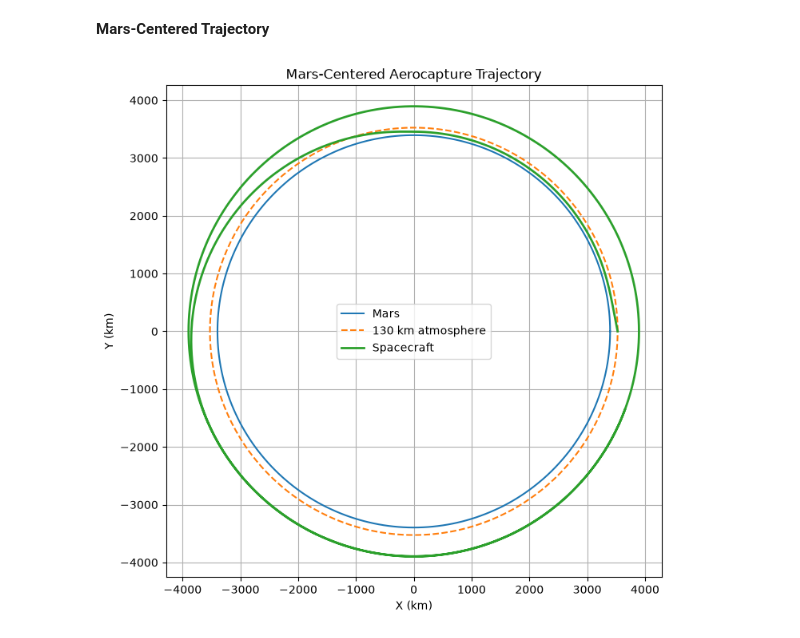
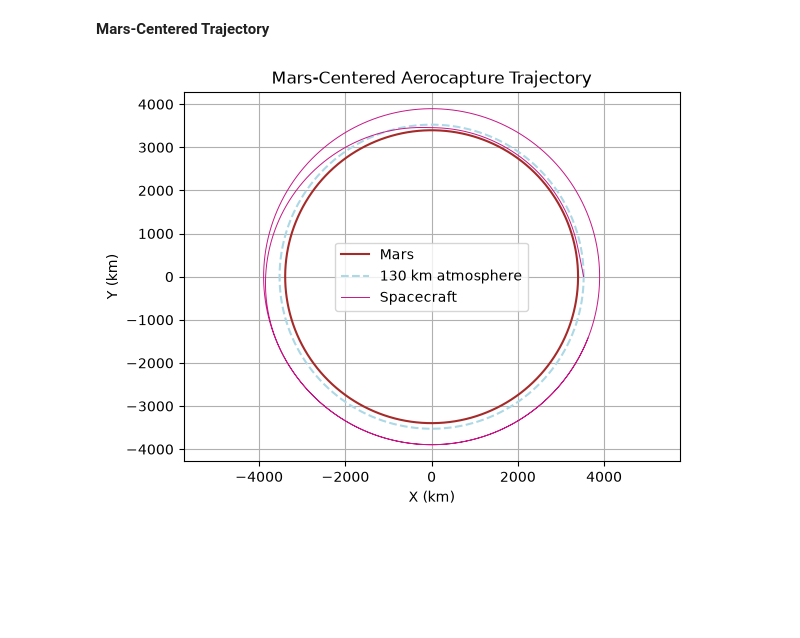
Before and after one commit to sophietkos/Mars-Aerocapture, a Jupyter notebook: Aerocapture_Trajectory/Aerocapture_Trajectory_Model.ipynb, the cells around one changed output. Saved outputs shown, nothing was run; the diff lists cells and outputs as text; code cells hidden in the pictures; blank space fills up the shorter version.

```diff
--- a/Aerocapture_Trajectory/Aerocapture_Trajectory_Model.ipynb
+++ b/Aerocapture_Trajectory/Aerocapture_Trajectory_Model.ipynb
@@ -24,7 +24,7 @@ mars_radius = 3396000.0                # m
 # %%
 initial_velocity = 16000.0             # m/s
 initial_altitude = 130000.0            # m
-initial_gamma = np.radians(-10.4)      # rad
+initial_gamma = np.radians(-11)      # rad
 initial_downrange = 0.0                # m
 initial_theta = 0.0                    # rad
 
@@ -1684,34 +1690,34 @@ atm_x = (
     atmosphere_radius
     *
     np.cos(mars_angle)
 
 )
 
 atm_y = (
 
     atmosphere_radius
     *
     np.sin(mars_angle)
 
 )
 
 
-plt.plot(mars_x/1000, mars_y/1000, label="Mars", color="brown")
+plt.plot(mars_x/1000, mars_y/1000, label="Mars", linewidth=1.5, color="brown")
 
-plt.plot(atm_x/1000, atm_y/1000, linestyle="--", label="130 km atmosphere", color="lightgray")
+plt.plot(atm_x/1000, atm_y/1000, linestyle="--", label="130 km atmosphere", color="lightblue")
 
-plt.plot(x_total/1000, y_total/1000, linewidth=2,label="Spacecraft", color="mediumvioletred")
+plt.plot(x_total/1000, y_total/1000, linewidth=0.7,label="Spacecraft", color="mediumvioletred")
 
 
 
 plt.axis("equal")
 plt.xlabel("X (km)")
 plt.ylabel("Y (km)")
 plt.title("Mars-Centered Aerocapture Trajectory")
 
 
 plt.grid()
 plt.legend()
 plt.show()
 # %% [output]
-[figure, old version]
+[figure, new version]
```
Also changed, not shown: parts of 14 cells of this notebook.
